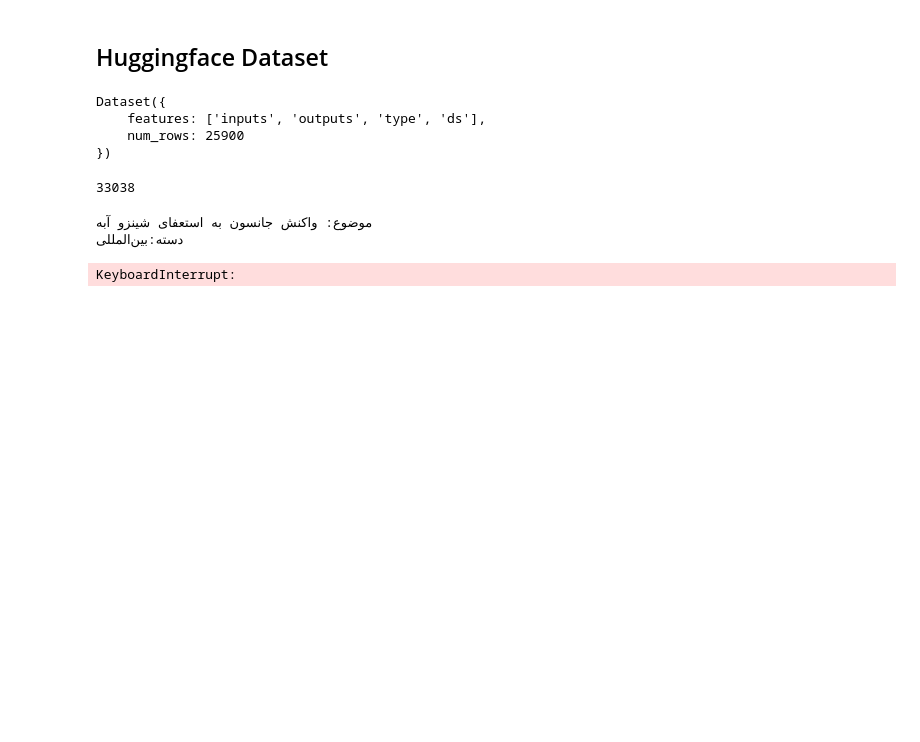
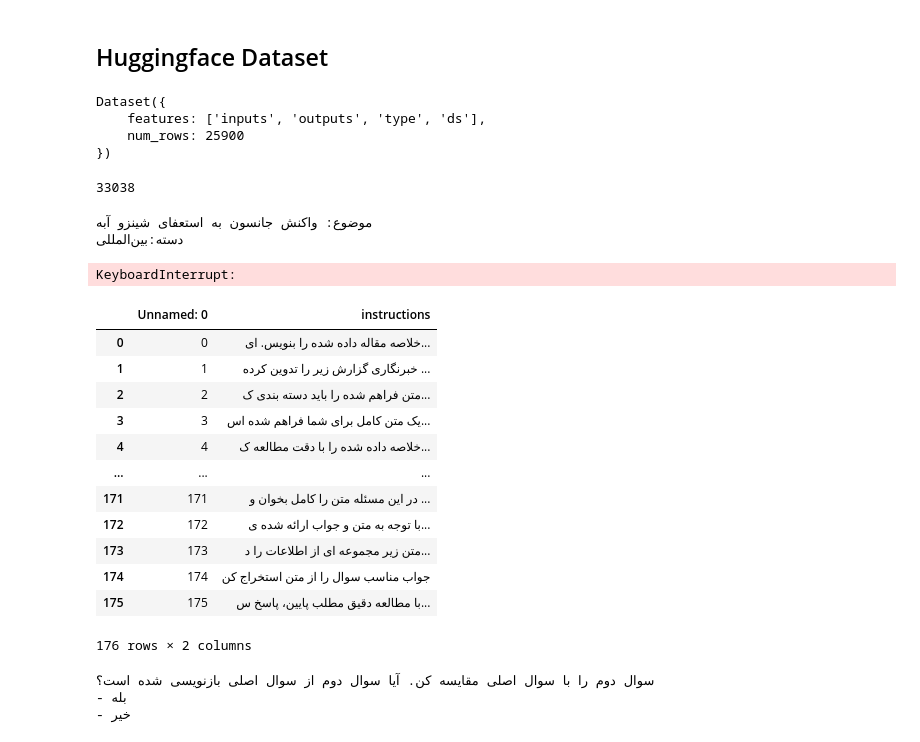
Before and after one commit to Hojjat-Mokhtarabadi/FarsInstruct, a Jupyter notebook: FarsInstruct/data_ops/data_exploration.ipynb, the cells around one changed output. Cells and saved outputs as stored; diff of their text form; code cells hidden in the pictures; blank space fills up the shorter version.

Commit message:
extract instructions

```diff
--- a/FarsInstruct/data_ops/data_exploration.ipynb
+++ b/FarsInstruct/data_ops/data_exploration.ipynb
@@ -315,0 +318,24 @@ KeyboardInterrupt:
+# %%
+df = pd.read_excel('../data/instructions.xlsx')
+# %%
+df
+# %% [output]
+|  | Unnamed: 0 | instructions |
+| 0 | 0 | خلاصه مقاله داده شده را بنویس. ای... |
+| 1 | 1 | خبرنگاری گزارش زیر را تدوین کرده ... |
+| 2 | 2 | متن فراهم شده را باید دسته بندی ک... |
+| 3 | 3 | یک متن کامل برای شما فراهم شده اس... |
+| 4 | 4 | خلاصه داده شده را با دقت مطالعه ک... |
+| ... | ... | ... |
+| 171 | 171 | در این مسئله متن را کامل بخوان و ... |
+| 172 | 172 | با توجه به متن و جواب ارائه شده ی... |
+| 173 | 173 | متن زیر مجموعه ای از اطلاعات را د... |
+| 174 | 174 | جواب مناسب سوال را از متن استخراج کن |
+| 175 | 175 | با مطالعه دقیق مطلب پایین، پاسخ س... |
+176 rows × 2 columns
+# %%
+print(df['instructions'][80])
+# %% [output]
+سوال دوم را با سوال اصلی مقایسه کن. آیا سوال دوم از سوال اصلی بازنویسی شده است؟
+- بله
+- خیر
```
Also changed, not shown: parts of 1 cell of this notebook, 3 other files.
